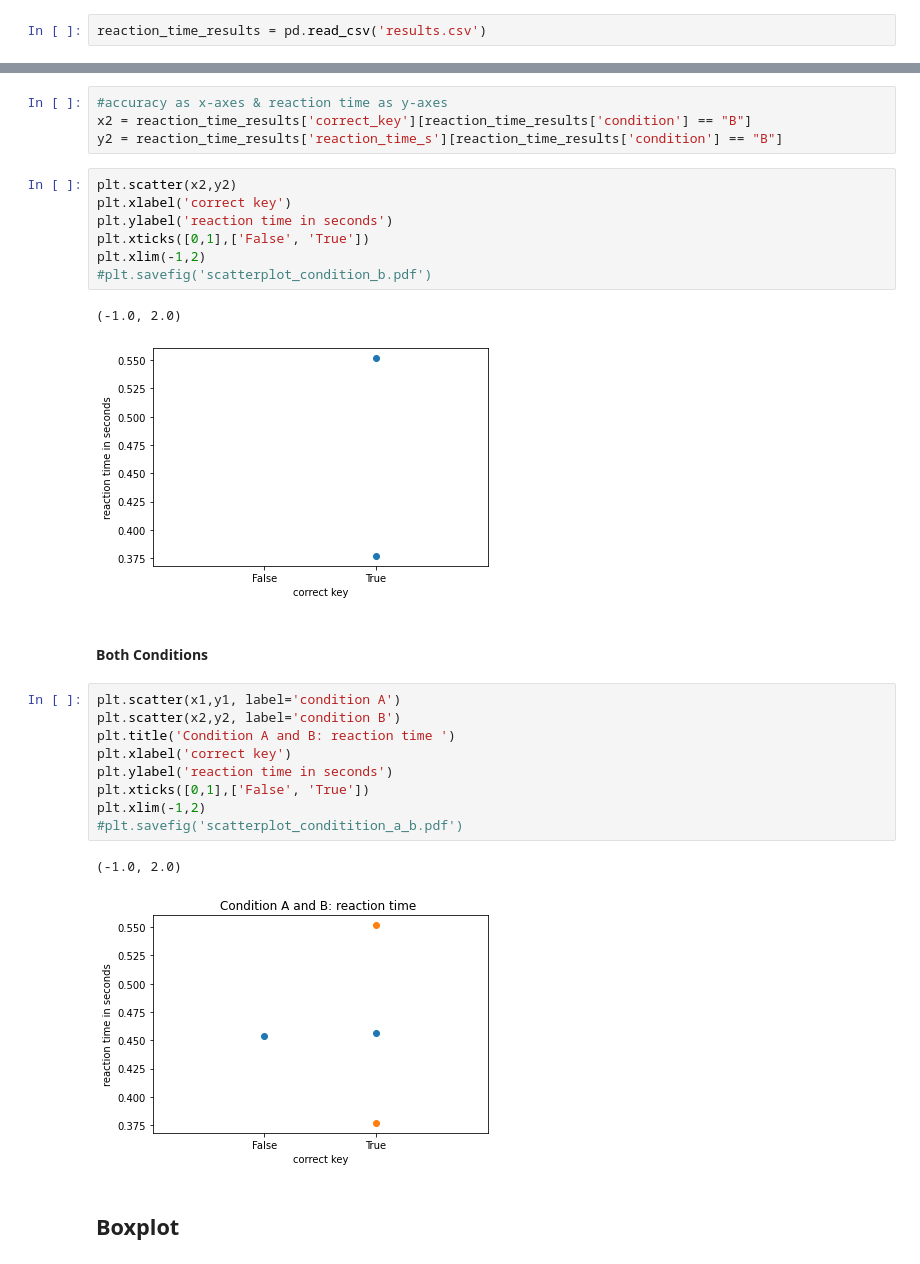
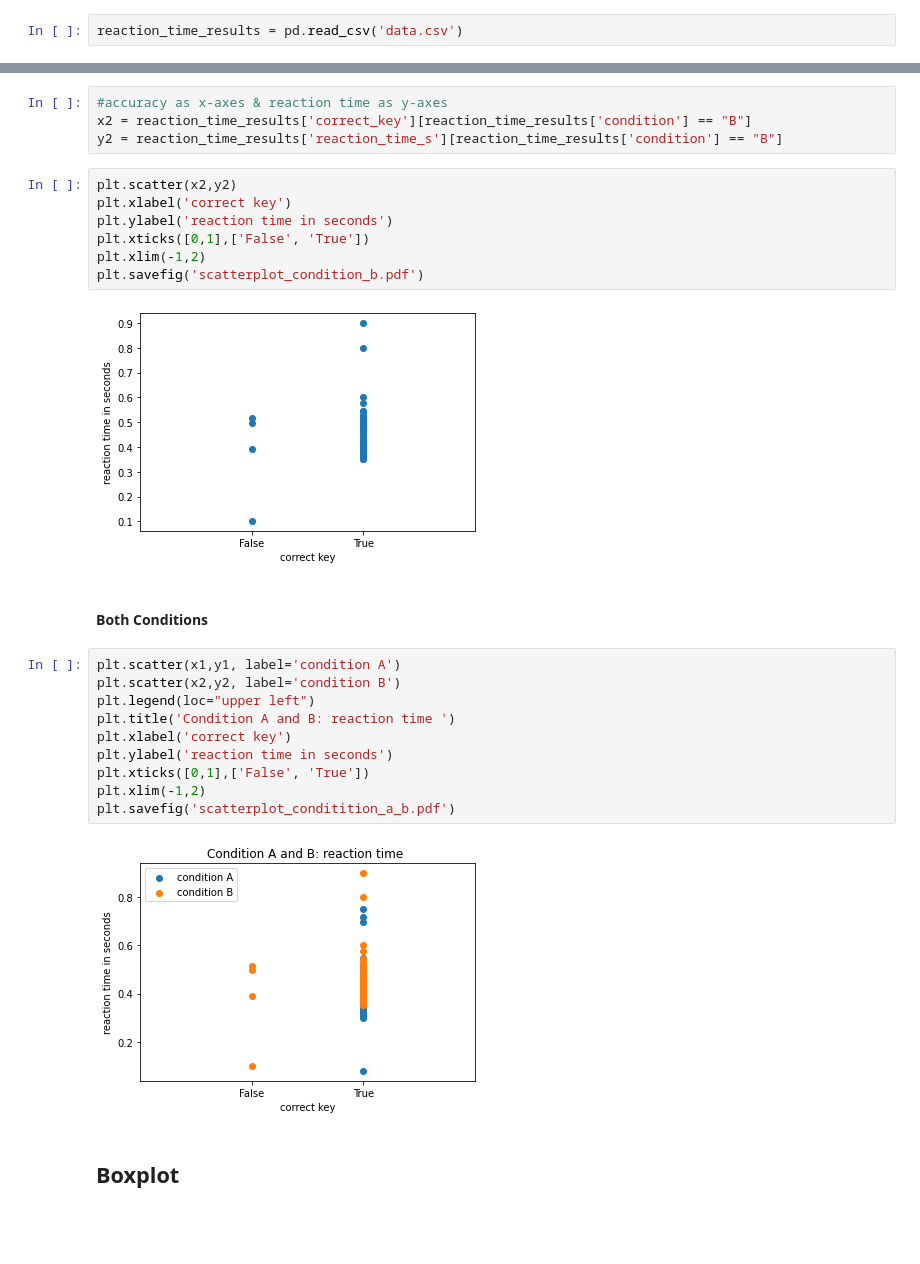
Before and after one commit to ITT-21SS-UR/assignment-03-bb, a Jupyter notebook: data analysis/3.5 analysis and visualization.ipynb, the cells around one changed output, grey strips where cells are left out. Cells and saved outputs as stored; diff of their text form; blank space fills up the shorter version.

```diff
--- a/data analysis/3.5 analysis and visualization.ipynb
+++ b/data analysis/3.5 analysis and visualization.ipynb
@@ -13,7 +13,7 @@ from scipy import stats
 # %% [markdown]
 ## Import CSV Data
 # %%
-reaction_time_results = pd.read_csv('results.csv')
+reaction_time_results = pd.read_csv('data.csv')
 # %% [markdown]
 ## Scatterplot
 
@@ -46,24 +45,23 @@ plt.xlabel('correct key')
 plt.ylabel('reaction time in seconds')
 plt.xticks([0,1],['False', 'True'])
 plt.xlim(-1,2)
-#plt.savefig('scatterplot_condition_b.pdf')
+plt.savefig('scatterplot_condition_b.pdf')
 # %% [output]
-(-1.0, 2.0)
-[figure, old version]
+[figure, new version]
 # %% [markdown]
 #### Both Conditions
 # %%
 plt.scatter(x1,y1, label='condition A')
 plt.scatter(x2,y2, label='condition B')
+plt.legend(loc="upper left")
 plt.title('Condition A and B: reaction time ')
 plt.xlabel('correct key')
 plt.ylabel('reaction time in seconds')
 plt.xticks([0,1],['False', 'True'])
 plt.xlim(-1,2)
-#plt.savefig('scatterplot_conditition_a_b.pdf')
+plt.savefig('scatterplot_conditition_a_b.pdf')
 # %% [output]
-(-1.0, 2.0)
-[figure, old version]
+[figure, new version]
 # %% [markdown]
 ## Boxplot
 # %%
```
Also changed, not shown: parts of 5 cells of this notebook, 7 other files.
